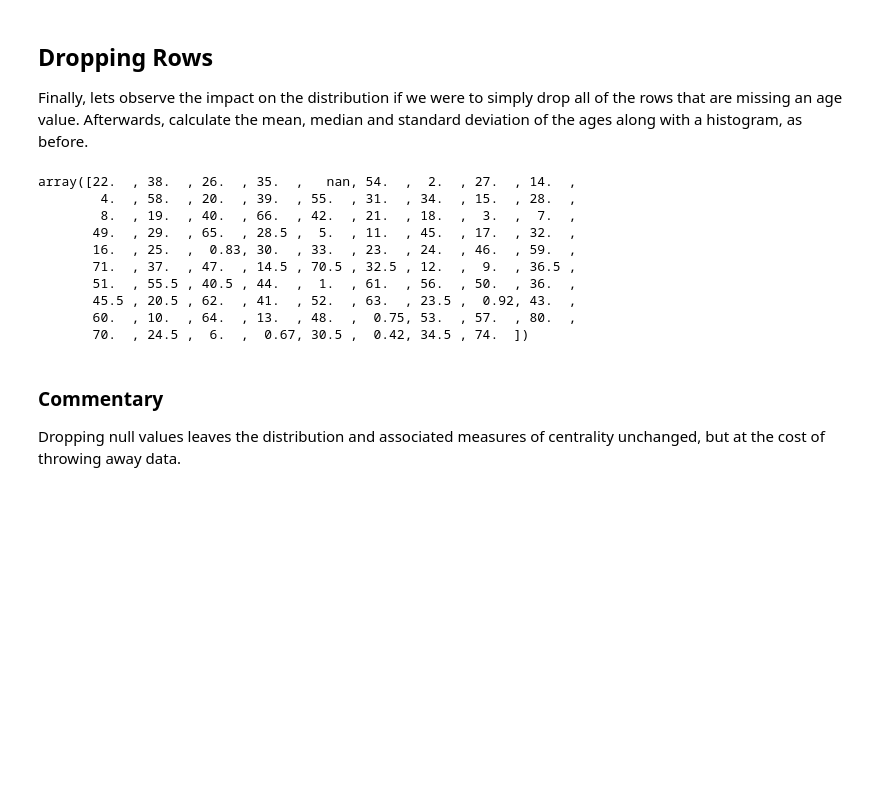
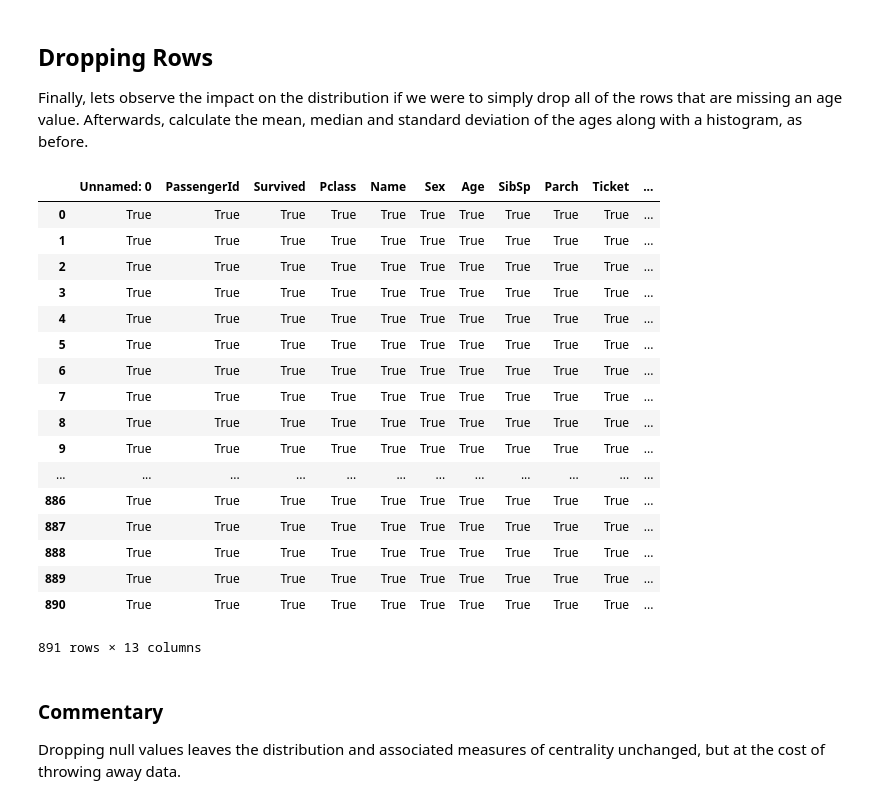
Before and after one commit to aschams/dsc-more-on-missing-data-lab-dc-ds-060319, a Jupyter notebook: index.ipynb, the cells around one changed output. Cells and saved outputs as stored; diff of their text form; code cells hidden in the pictures; blank space fills up the shorter version.

```diff
--- a/index.ipynb
+++ b/index.ipynb
@@ -113,19 +113,27 @@ Finally, lets observe the impact on the distribution if we were to simply drop a
 # %%
 #Your code here
 df4 = df.copy()
 df4 = df4.loc[df4.Age != np.nan]
-df4.Age.unique()
+df4 != np.nan
 # %% [output]
+|  | Unnamed: 0 | PassengerId | Survived | Pclass | Name | Sex | Age | SibSp | Parch | Ticket | ... |
+| 0 | True | True | True | True | True | True | True | True | True | True | ... |
+| 1 | True | True | True | True | True | True | True | True | True | True | ... |
+| 2 | True | True | True | True | True | True | True | True | True | True | ... |
+| 3 | True | True | True | True | True | True | True | True | True | True | ... |
+| 4 | True | True | True | True | True | True | True | True | True | True | ... |
+| 5 | True | True | True | True | True | True | True | True | True | True | ... |
+| 6 | True | True | True | True | True | True | True | True | True | True | ... |
+| 7 | True | True | True | True | True | True | True | True | True | True | ... |
+| 8 | True | True | True | True | True | True | True | True | True | True | ... |
+| 9 | True | True | True | True | True | True | True | True | True | True | ... |
+| ... | ... | ... | ... | ... | ... | ... | ... | ... | ... | ... | ... |
+| 886 | True | True | True | True | True | True | True | True | True | True | ... |
+| 887 | True | True | True | True | True | True | True | True | True | True | ... |
+| 888 | True | True | True | True | True | True | True | True | True | True | ... |
+| 889 | True | True | True | True | True | True | True | True | True | True | ... |
+| 890 | True | True | True | True | True | True | True | True | True | True | ... |
-array([22.  , 38.  , 26.  , 35.  ,   nan, 54.  ,  2.  , 27.  , 14.  ,
-        4.  , 58.  , 20.  , 39.  , 55.  , 31.  , 34.  , 15.  , 28.  ,
-        8.  , 19.  , 40.  , 66.  , 42.  , 21.  , 18.  ,  3.  ,  7.  ,
-       49.  , 29.  , 65.  , 28.5 ,  5.  , 11.  , 45.  , 17.  , 32.  ,
-       16.  , 25.  ,  0.83, 30.  , 33.  , 23.  , 24.  , 46.  , 59.  ,
-       71.  , 37.  , 47.  , 14.5 , 70.5 , 32.5 , 12.  ,  9.  , 36.5 ,
-       51.  , 55.5 , 40.5 , 44.  ,  1.  , 61.  , 56.  , 50.  , 36.  ,
-       45.5 , 20.5 , 62.  , 41.  , 52.  , 63.  , 23.5 ,  0.92, 43.  ,
-       60.  , 10.  , 64.  , 13.  , 48.  ,  0.75, 53.  , 57.  , 80.  ,
-       70.  , 24.5 ,  6.  ,  0.67, 30.5 ,  0.42, 34.5 , 74.  ])
+891 rows × 13 columns
 # %% [markdown]
 ### Commentary
 
```
